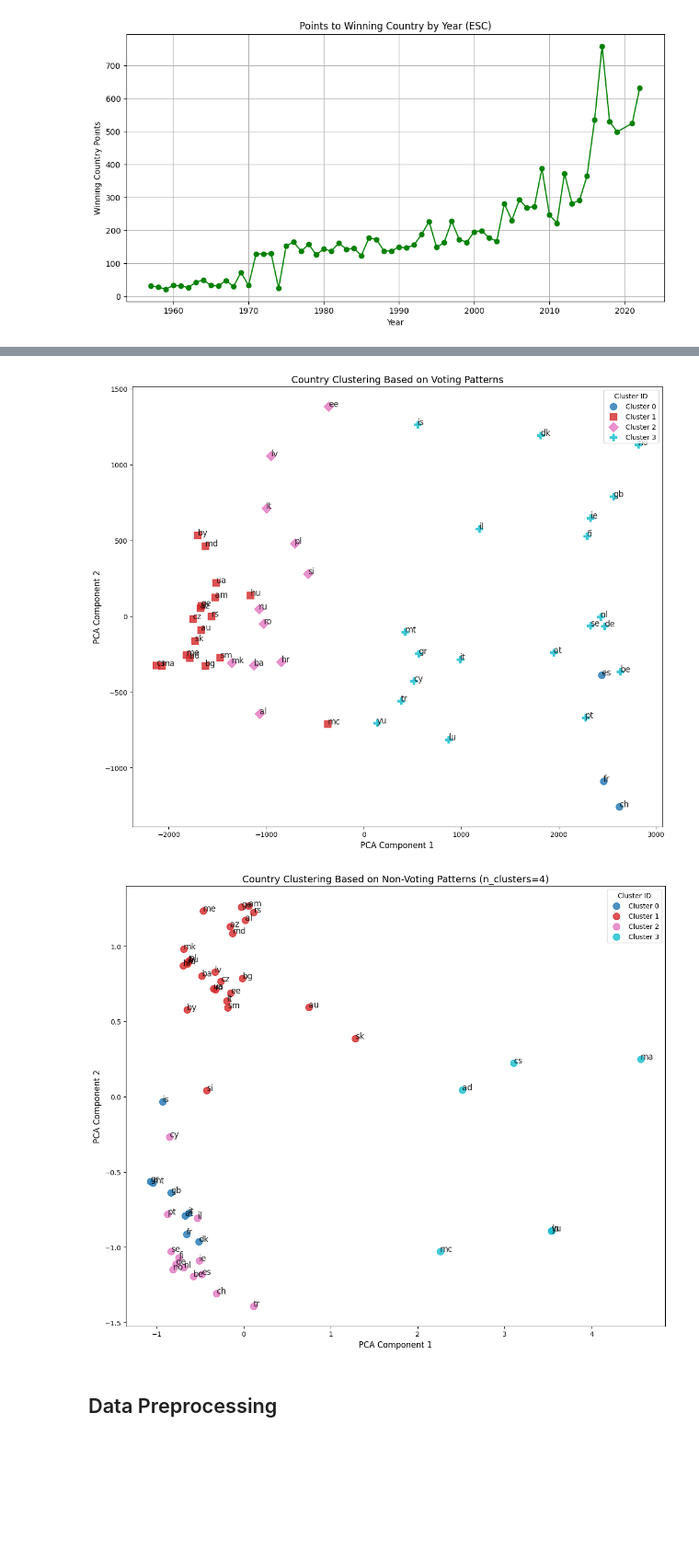
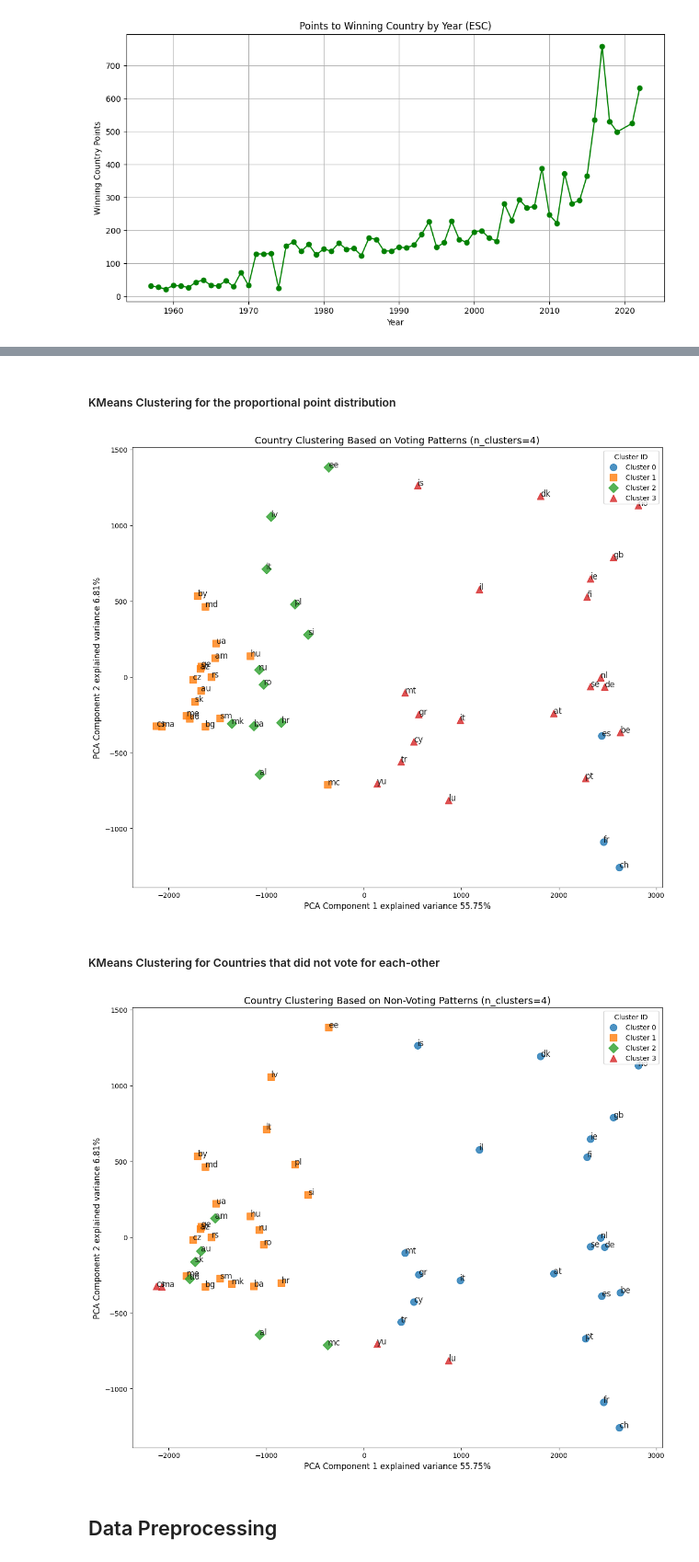
Before and after one commit to mikfre1/Eurotrash, a Jupyter notebook: data_review.ipynb, the cells around one changed output, grey strips where cells are left out. Shown at 92% size. Drawn from its saved outputs; the diff is of its cells as text; code cells hidden in the pictures; blank space fills up the shorter version.

Commit message:
improved clustering

```diff
--- a/data_review.ipynb
+++ b/data_review.ipynb
@@ -897,0 +872,3 @@ voting_matrix_perc_of_max.style.format(precision=2)
+# %%
+#Load Data
+vote_df = pd.read_csv('dataset/votes_cleaned.csv')
@@ -898,23 +924,20 @@ voting_matrix_perc_of_max.style.format(precision=2)
+# %% [markdown]
+##### KMeans Clustering for the proportional point distribution
 # %%
-from sklearn.cluster import KMeans
-
-# Specify the number of clusters
-n_clusters = 4 # Replace with the desired number of clusters
-
 # Perform clustering
 kmeans = KMeans(n_clusters=n_clusters, random_state=42)  # Specify number of clusters
 clusters = kmeans.fit_predict(voting_matrix_perc_of_max)
+shapes = generate_markers(n_clusters)
 
 # Create a scatterplot for the normal voting clustering
 plt.figure(figsize=(12, 10))
-for cluster_id in range(kmeans.n_clusters):  # Iterates over the specified number of clusters
+for cluster_id in range(n_clusters):  # Iterates over the specified number of clusters
     cluster_indices = [i for i, c in enumerate(clusters) if c == cluster_id]
     plt.scatter(
         voting_matrix_2d[cluster_indices, 0],
         voting_matrix_2d[cluster_indices, 1],
-        c=[mcolors.to_rgba(cluster_colors(cluster_id))],
         label=f'Cluster {cluster_id}',
-        marker=shapes[cluster_id % len(shapes)],
+        marker=shapes[cluster_id],  # Use dynamically generated marker
         s=100,
         alpha=0.8
     )
@@ -924,59 +947,50 @@ for i, country in enumerate(voting_matrix_perc_of_max.index):
     plt.annotate(country, (voting_matrix_2d[i, 0], voting_matrix_2d[i, 1]), fontsize=12, alpha=0.85)
 
 # Titles and labels
-plt.title('Country Clustering Based on Voting Patterns', fontsize=14)
-plt.xlabel('PCA Component 1', fontsize=12)
-plt.ylabel('PCA Component 2', fontsize=12)
+plt.title(f"Country Clustering Based on Voting Patterns (n_clusters={n_clusters})", fontsize=14)
+plt.xlabel(f"PCA Component 1 explained variance {explained_variance1[0]:.2%}", fontsize=12)
+plt.ylabel(f"PCA Component 2 explained variance {explained_variance1[1]:.2%}", fontsize=12)
 plt.legend(title='Cluster ID', fontsize=10, loc='upper right')
 plt.grid(False)  # Remove gridlines for clarity
 plt.tight_layout()
 plt.show()
 # %% [output]
-[figure, old version]
+[figure, new version]
+# %% [markdown]
+##### KMeans Clustering for Countries that did not vote for each-other
 # %%
-from sklearn.cluster import KMeans
-import matplotlib.pyplot as plt
-import matplotlib.cm as cm
-import matplotlib.colors as mcolors
-
-# Set the number of clusters manually
-n_clusters = 4  # Replace with the desired number of clusters
-
 # Perform KMeans clustering with the specified number of clusters
 kmeans_non_voting = KMeans(n_clusters=n_clusters, random_state=42)
 clusters_non_voting = kmeans_non_voting.fit_predict(non_voting_matrix)
+shapes = generate_markers(n_clusters)
 
-# Define a qualitative color map for distinguishable cluster coloring
-cluster_colors = cm.get_cmap('tab10', n_clusters)
-
-# Initialize plot
+# # Create a scatterplot for the normal voting clustering
 plt.figure(figsize=(12, 10))
 for cluster_id in range(n_clusters):  # Use the manually set number of clusters
     cluster_indices = [i for i, c in enumerate(clusters_non_voting) if c == cluster_id]
     plt.scatter(
         non_voting_matrix_2d[cluster_indices, 0],
         non_voting_matrix_2d[cluster_indices, 1],
-        c=[mcolors.to_rgba(cluster_colors(cluster_id))],
         label=f'Cluster {cluster_id}',
-        marker='o',  # Uniform marker shape for consistency
+        marker=shapes[cluster_id],  # Use dynamically generated marker
         s=100,
         alpha=0.8
     )
 
 # Add annotations for country codes
 for i, country in enumerate(non_voting_matrix.index):
     plt.annotate(country, (non_voting_matrix_2d[i, 0], non_voting_matrix_2d[i, 1]), fontsize=12, alpha=0.85)
 
 # Titles and labels
 plt.title(f'Country Clustering Based on Non-Voting Patterns (n_clusters={n_clusters})', fontsize=14)
-plt.xlabel('PCA Component 1', fontsize=12)
-plt.ylabel('PCA Component 2', fontsize=12)
+plt.xlabel(f"PCA Component 1 explained variance {explained_variance2[0]:.2%}", fontsize=12)
+plt.ylabel(f"PCA Component 2 explained variance {explained_variance2[1]:.2%}", fontsize=12)
 plt.legend(title='Cluster ID', fontsize=10, loc='upper right')
 plt.grid(False)  # Remove gridlines for clarity
 plt.tight_layout()
 plt.show()
 # %% [output]
-[figure, old version]
+[figure, new version]
 # %% [markdown]
 ## Data Preprocessing
 # %%
```
Also changed, not shown: parts of 6 cells of this notebook.
